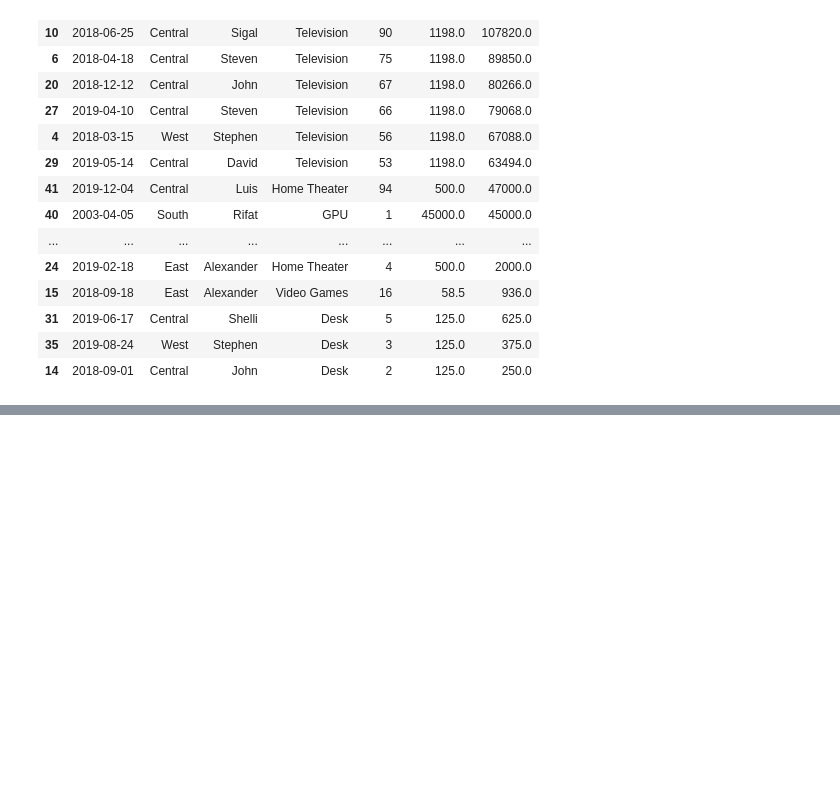
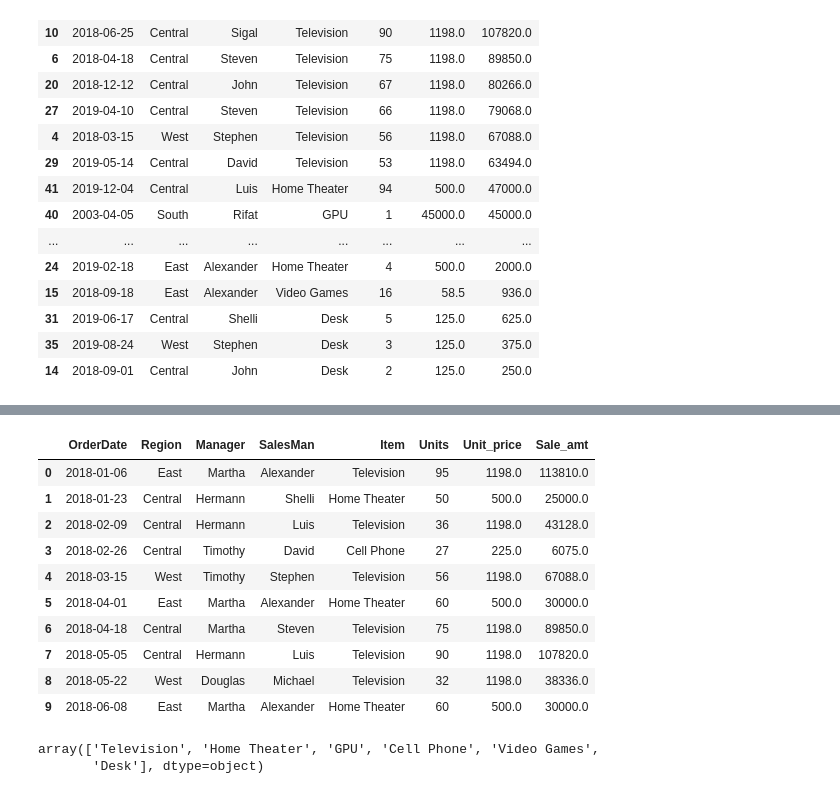
Before and after one commit to KaziRifatMorshed/LearningDataScience, a Jupyter notebook: DataExplorationWithPandas/ExploreSalesData.ipynb, the cells around one changed output, grey strips where cells are left out. Saved outputs shown, nothing was run; the diff lists cells and outputs as text; code cells hidden in the pictures; blank space fills up the shorter version.

```diff
--- a/DataExplorationWithPandas/ExploreSalesData.ipynb
+++ b/DataExplorationWithPandas/ExploreSalesData.ipynb
@@ -532,0 +566,19 @@ df['Total_Sale_inc_VAT'] = df['Units'] * df['Unit_price '] * 1.2
+# %%
+pd.read_csv('./sales_data.csv', nrows=10)
+# %% [output]
+|  | OrderDate | Region | Manager | SalesMan | Item | Units | Unit_price | Sale_amt |
+| 0 | 2018-01-06 | East | Martha | Alexander | Television | 95 | 1198.0 | 113810.0 |
+| 1 | 2018-01-23 | Central | Hermann | Shelli | Home Theater | 50 | 500.0 | 25000.0 |
+| 2 | 2018-02-09 | Central | Hermann | Luis | Television | 36 | 1198.0 | 43128.0 |
+| 3 | 2018-02-26 | Central | Timothy | David | Cell Phone | 27 | 225.0 | 6075.0 |
+| 4 | 2018-03-15 | West | Timothy | Stephen | Television | 56 | 1198.0 | 67088.0 |
+| 5 | 2018-04-01 | East | Martha | Alexander | Home Theater | 60 | 500.0 | 30000.0 |
+| 6 | 2018-04-18 | Central | Martha | Steven | Television | 75 | 1198.0 | 89850.0 |
+| 7 | 2018-05-05 | Central | Hermann | Luis | Television | 90 | 1198.0 | 107820.0 |
+| 8 | 2018-05-22 | West | Douglas | Michael | Television | 32 | 1198.0 | 38336.0 |
+| 9 | 2018-06-08 | East | Martha | Alexander | Home Theater | 60 | 500.0 | 30000.0 |
+# %%
+df['Item'].unique()
+# %% [output]
+array(['Television', 'Home Theater', 'GPU', 'Cell Phone', 'Video Games',
+       'Desk'], dtype=object)
```
Also changed, not shown: parts of 13 cells of this notebook, 1 other file.
